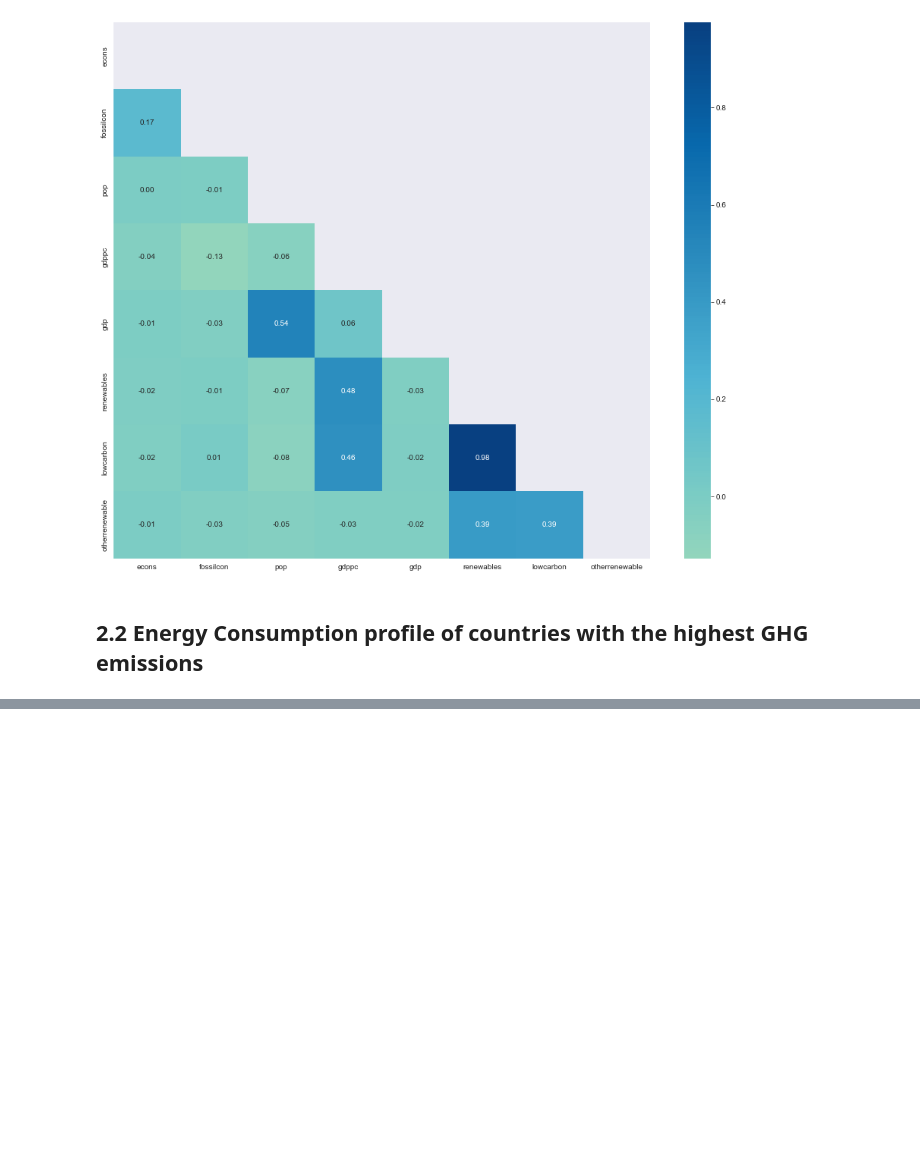
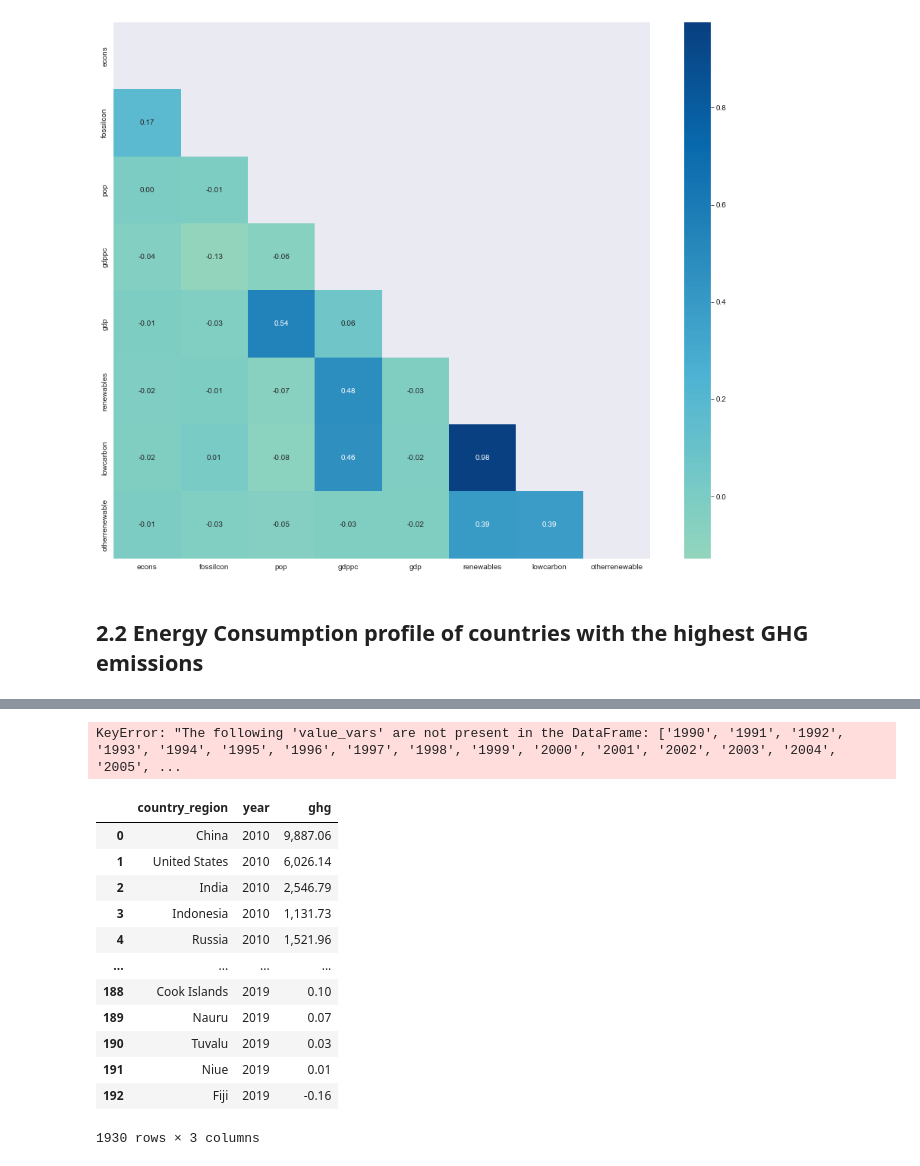
Before and after one commit to Edoardo1996/iornhack-final-project, a Jupyter notebook: main.ipynb, the cells around one changed output, grey strips where cells are left out. Saved outputs shown, nothing was run; the diff lists cells and outputs as text; code cells hidden in the pictures; blank space fills up the shorter version.

```diff
--- a/main.ipynb
+++ b/main.ipynb
@@ -649,0 +650,27 @@ memory usage: 48.9+ KB
+# %%
+# We will need to find the top ten countries based on their GHG emissions level
+
+ghg=pd.melt(ghg, id_vars='country_region',
+            value_vars=['1990', '1991', '1992', '1993', '1994', '1995', '1996', '1997', '1998', '1999', '2000', '2001', '2002', '2003', '2004', '2005', '2006', '2007', '2008', '2009', '2010', '2011', '2012', '2013', '2014', '2015', '2016', '2017', '2018', '2019'],
+            value_name='ghg',
+            var_name='year',
+            ignore_index=False)
+# %% [output]
+KeyError: "The following 'value_vars' are not present in the DataFrame: ['1990', '1991', '1992', '1993', '1994', '1995', '1996', '1997', '1998', '1999', '2000', '2001', '2002', '2003', '2004', '2005', ...
+# %%
+# filter for last years
+ghg=ghg[ghg['year']>='2010']
+# %% [output]
+|  | country_region | year | ghg |
+| 0 | China | 2010 | 9,887.06 |
+| 1 | United States | 2010 | 6,026.14 |
+| 2 | India | 2010 | 2,546.79 |
+| 3 | Indonesia | 2010 | 1,131.73 |
+| 4 | Russia | 2010 | 1,521.96 |
+| ... | ... | ... | ... |
+| 188 | Cook Islands | 2019 | 0.10 |
+| 189 | Nauru | 2019 | 0.07 |
+| 190 | Tuvalu | 2019 | 0.03 |
+| 191 | Niue | 2019 | 0.01 |
+| 192 | Fiji | 2019 | -0.16 |
+1930 rows × 3 columns
```
Also changed, not shown: parts of 11 cells of this notebook.
